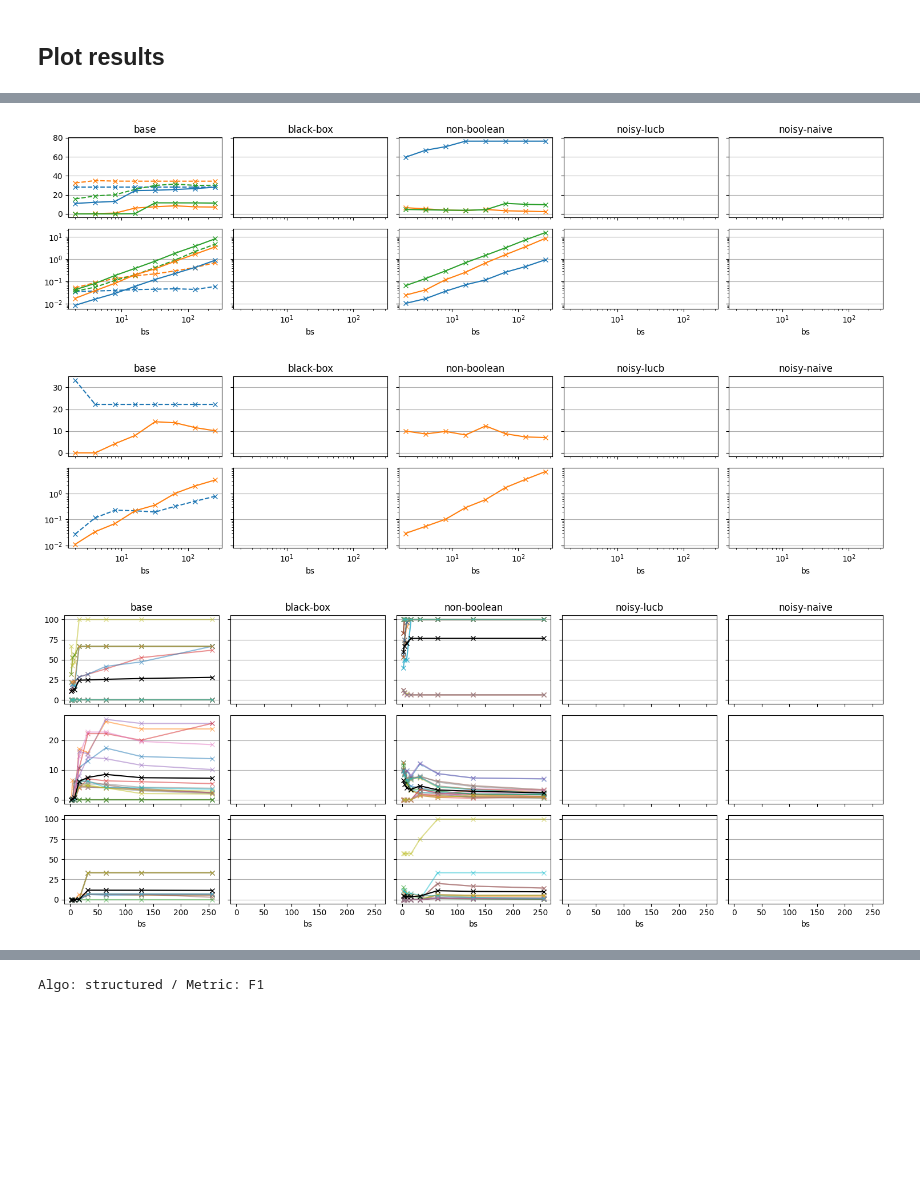
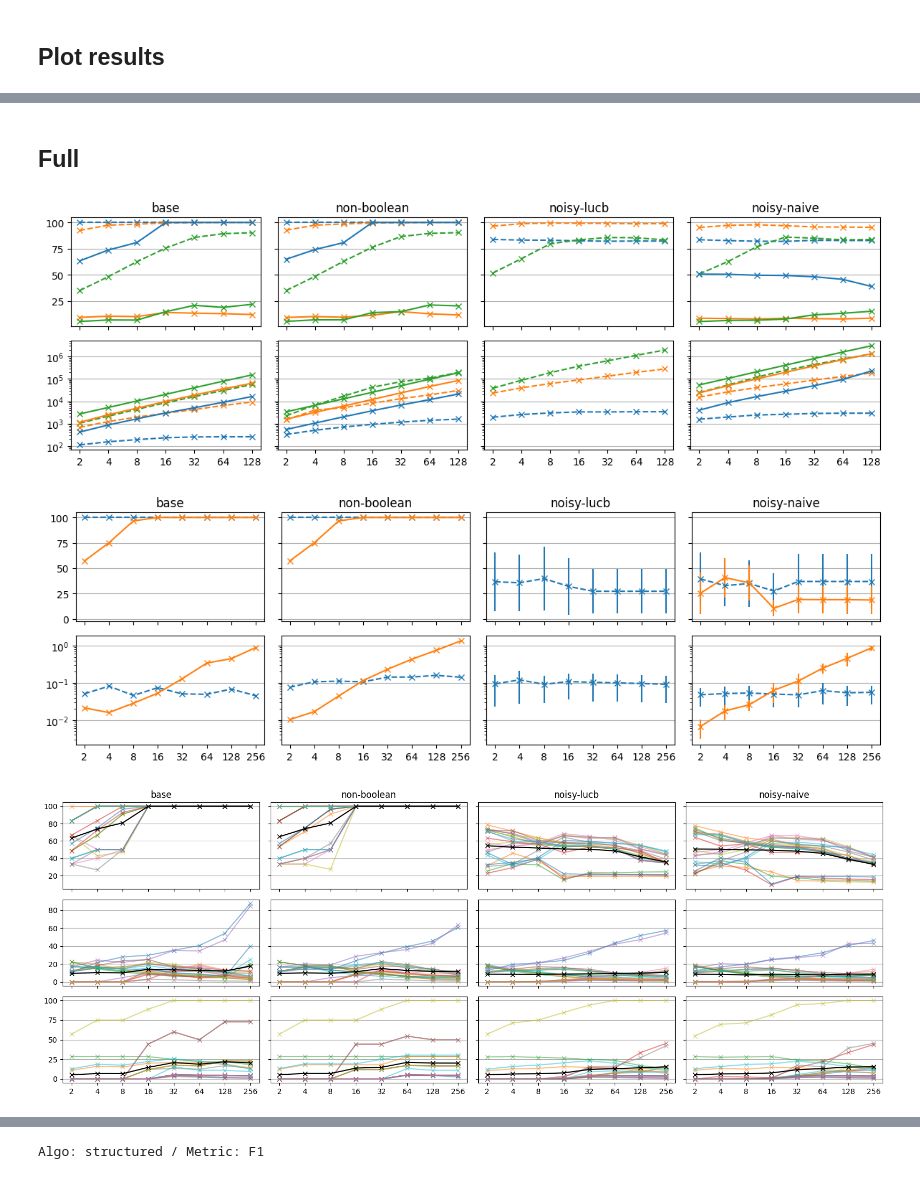
Before and after one commit to SamuelReyd/SearchingForCauses, a Jupyter notebook: src/Experiments.ipynb, the cells around one changed output, grey strips where cells are left out. Cells and saved outputs as stored; diff of their text form; code cells hidden in the pictures; blank space fills up the shorter version.

```diff
--- a/src/Experiments.ipynb
+++ b/src/Experiments.ipynb
@@ -16,7 +16,7 @@ from itertools import product
 # %%
 def get_values(metrics, folder="results/"):
     table = []
-    columns = ["exh", "algo", "model", "lucb_label", "heuristic", "n", "bs", "u", "seed", "time"] + metrics
+    columns = ["exh", "algo", "model", "lucb_label", "heuristic", "n", "bs", "u", "seed", "time","n_calls"] + metrics
     for exh, model, algo, _, _, heuristics, lucb_label, _ in exps:
         file_name = get_file_name(exh, model, algo, heuristics, lucb_label)
         try:
@@ -32,7 +32,10 @@ def get_values(metrics, folder="results/"):
                 u = tuple(res["context"])
                 if "seed" in res: seed = res["seed"]
                 else: seed = None
-                row = [exh.value, algo.value, model.value, lucb_label, heuristic, n, bs, u, seed, res["time"]]
+                n_calls = res.get("n_calls")
+                row = [
+                    exh.value, algo.value, model.value, lucb_label, heuristic, n, bs, u, seed, res["time"], n_calls
+                ]
                 for metric in metrics:
                     if "metrics" not in res or metric not in res["metrics"]:
                         row.append(None)
@@ -40,5 +43,7 @@ def get_values(metrics, folder="results/"):
                         row.append(res["metrics"][metric])
                 table.append(row)
     return pd.DataFrame(table, columns=columns)
+# %%
+w,h=4,2
 # %%
 def plot_metric_single(df, models, metrics, n, u_id):
@@ -71,27 +78,28 @@ def plot_metric_single(df, models, metrics, n, u_id):
     plt.show()
 # %%
 def plot_metric_mean(df, models, metrics):
-    _, axes = plt.subplots(len(metrics),len(models), figsize=(3*len(models),2*len(metrics)),
+    _, axes = plt.subplots(len(metrics),len(models), figsize=(w*len(models),h*len(metrics)),
                            sharex=True, sharey="row")
 
-    df = df[(df.exh=="full")]
+    df = df[(df.exh=="full") & df.heuristic.isna()]
     for j, (model, lucb_label) in enumerate(models):
         for i, metric in enumerate(metrics):
             for algo in set(df.algo):
+                # if algo == AlgoTypes.BASE.value: continue
                 for c, n in enumerate(sorted(set(df.n))):
                     index = (df.algo == algo) & (df.model==model) & (df.n == n)
                     if lucb_label:
                         index &= (df.lucb_label == lucb_label)
                     df_ = df[index].groupby(["bs"], as_index=True)[metric].mean()
+                    x = np.arange(df_.index.size)
                     if algo == AlgoTypes.STRUCTURED.value: ls = "--"
                     else: ls = "-"
-                    # print(ls)
-                    df_.plot(style="x"+ls, ax=axes[i,j], c=f"C{c}")
+                    axes[i,j].plot(x, df_.array, marker="x",ls=ls, c=f"C{c}")
+                    axes[i,j].set_xticks(x,df_.index)
+                    # df_.plot(style="x"+ls, ax=axes[i,j], c=f"C{c}")
         axes[0,j].grid(axis="y")
         axes[1,j].grid(axis="y")
         axes[1,j].set_yscale("log")
-        axes[1,j].set_xscale("log")
-        axes[0,j].set_xscale("log")
         axes[0,j].set_title(model + "-"*bool(lucb_label)+lucb_label)
     plt.tight_layout()
     plt.show()
@@ -255,7 +266,7 @@ df.accuracy = df.accuracy * 100
 # %%
 models = (
     (Models.BASE.value, ""),
-    (Models.BLACK_BOX.value, ""),
+    # (Models.BLACK_BOX.value, ""),
     (Models.NON_BOOLEAN.value, ""),
     (Models.NOISY.value, "lucb"),
     (Models.NOISY.value, "naive"))
@@ -294,12 +285,15 @@ models = (
+# %% [markdown]
+## Full
 # %%
-plot_metric_mean(df, models, ["F1", "time"])
+plot_metric_mean(df[df.bs!=256], models, ["F1", "n_calls"])
 # %% [output]
-[figure, old version]
+[figure, new version]
 # %%
-plot_metric_single(df, models, ["F1", "time"], 5, 14)
+# plot_metric_single(df, models, ["F1", "time"], 5, 14)
+plot_metric_single(df, models, ["F1", "time"], 2, 10)
 # %% [output]
-[figure, old version]
+[figure, new version]
 # %%
-plot_spaguetti(df, models, 5, "F1")
+plot_spaguetti(df, models, AlgoTypes.BASE, "F1")
 # %% [output]
-[figure, old version]
+[figure, new version]
```
Also changed, not shown: parts of 36 cells of this notebook, 4 other files.
